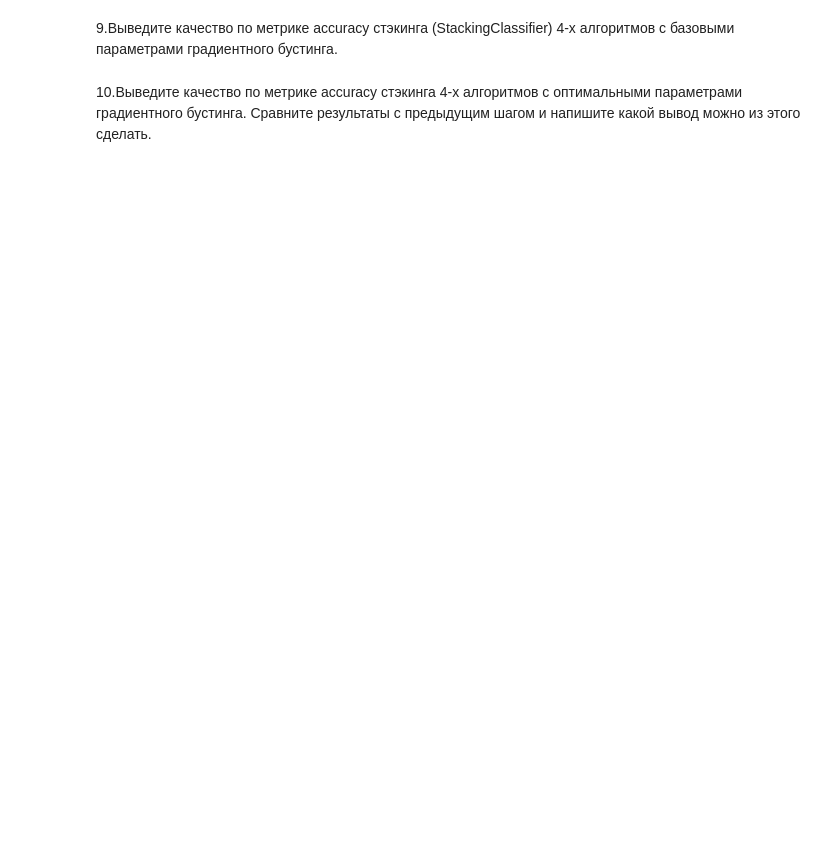
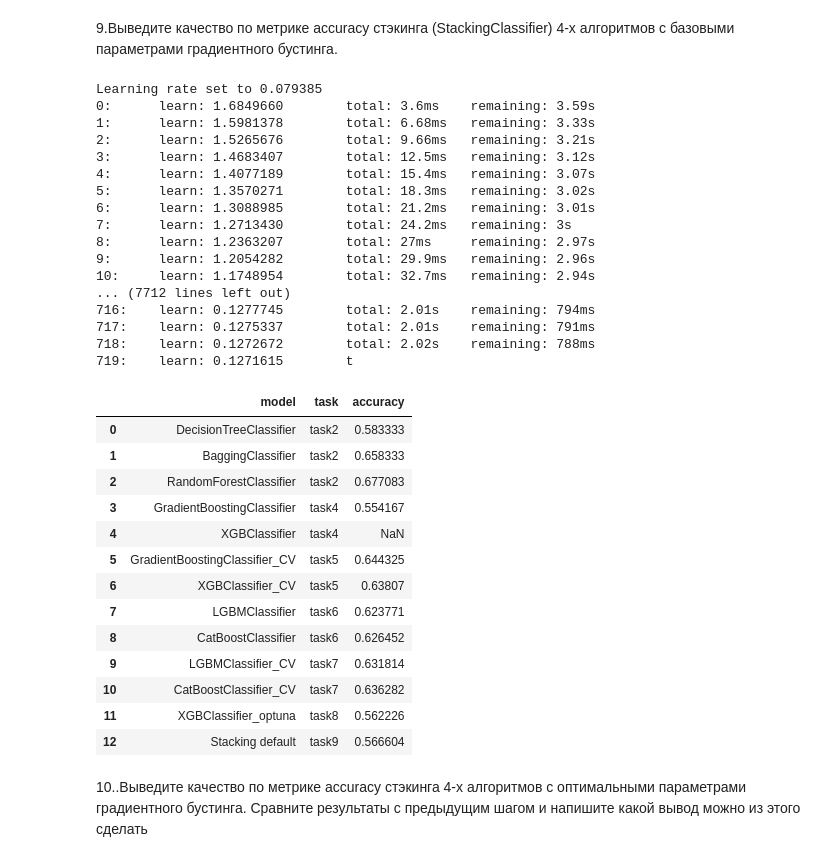
Before and after one commit to omutninsk/ml_3, a Jupyter notebook: HW_4_ML.ipynb, the cells around one changed output. Cells and saved outputs as stored; diff of their text form; code cells hidden in the pictures; blank space fills up the shorter version.

```diff
--- a/HW_4_ML.ipynb
+++ b/HW_4_ML.ipynb
@@ -204,16 +268,3 @@ results.loc[8] = ['CatBoostClassifier', 'task6', acc_catboost]
 # %% [markdown]
 7.Подберите оптимальные параметры для алгоритмов градиентного бустинга из библиотек lightgbm и catboost с теми же условиями.
 Сравните значение метрики accuracy. Выведите лучшие параметры алгоритмов.
-# %%
-
-
-### Ваш код ###
-
-best_params_lightgbm = {}
-print('Параметры лучшей модели lightgbm:\n', best_params_lightgbm)
-best_params_catboost = {}
-print('Параметры лучшей модели catboost:\n', best_params_catboost)
-acc_lightgbm_cv = 0
-acc_catboost_cv = 0
-results.loc[9] = ['LGBMClassifier_CV', 'task7', acc_lightgbm_cv]
-results.loc[10] = ['CatBoostClassifier_CV', 'task7', acc_catboost_cv]
@@ -239,14 +390,62 @@ results.loc[11] = ['XGBClassifier_optuna', 'task8', acc_xgboost_optuna]
 # %% [markdown]
 9.Выведите качество по метрике accuracy стэкинга (StackingClassifier) 4-х алгоритмов с базовыми параметрами градиентного бустинга.
-# %%
-
-
-### Ваш код ###
-
-acc_stacking_default = 0
-results.loc[12] = ['Stacking default', 'task9', acc_stacking_default]
+# %%
+
+
+### Ваш код ###
+
+from sklearn.ensemble import StackingClassifier, GradientBoostingClassifier
+from xgboost import XGBClassifier
+from lightgbm import LGBMClassifier
+from catboost import CatBoostClassifier
+from sklearn.model_selection import cross_val_score
+
+xgb = XGBClassifier()
+lgbm = LGBMClassifier()
+cat = CatBoostClassifier()
+gb = GradientBoostingClassifier()
+
+model = StackingClassifier(estimators=[('xgb', xgb), ('lgbm', lgbm), ('cat', cat), ('gb', gb)])
+
+scores = cross_val_score(model, X, y, cv=3, scoring='accuracy')
+
+acc_stacking_default = 0
+results.loc[12] = ['Stacking default', 'task9', scores.mean()]
+results
+# %% [output]
+Learning rate set to 0.079385
+0:      learn: 1.6849660        total: 3.6ms    remaining: 3.59s
+1:      learn: 1.5981378        total: 6.68ms   remaining: 3.33s
+2:      learn: 1.5265676        total: 9.66ms   remaining: 3.21s
+3:      learn: 1.4683407        total: 12.5ms   remaining: 3.12s
+4:      learn: 1.4077189        total: 15.4ms   remaining: 3.07s
+5:      learn: 1.3570271        total: 18.3ms   remaining: 3.02s
+6:      learn: 1.3088985        total: 21.2ms   remaining: 3.01s
+7:      learn: 1.2713430        total: 24.2ms   remaining: 3s
+8:      learn: 1.2363207        total: 27ms     remaining: 2.97s
+9:      learn: 1.2054282        total: 29.9ms   remaining: 2.96s
+10:     learn: 1.1748954        total: 32.7ms   remaining: 2.94s
+... (7712 lines left out)
+716:    learn: 0.1277745        total: 2.01s    remaining: 794ms
+717:    learn: 0.1275337        total: 2.01s    remaining: 791ms
+718:    learn: 0.1272672        total: 2.02s    remaining: 788ms
+719:    learn: 0.1271615        t
+|  | model | task | accuracy |
+| 0 | DecisionTreeClassifier | task2 | 0.583333 |
+| 1 | BaggingClassifier | task2 | 0.658333 |
+| 2 | RandomForestClassifier | task2 | 0.677083 |
+| 3 | GradientBoostingClassifier | task4 | 0.554167 |
+| 4 | XGBClassifier | task4 | NaN |
+| 5 | GradientBoostingClassifier_CV | task5 | 0.644325 |
+| 6 | XGBClassifier_CV | task5 | 0.63807 |
+| 7 | LGBMClassifier | task6 | 0.623771 |
+| 8 | CatBoostClassifier | task6 | 0.626452 |
+| 9 | LGBMClassifier_CV | task7 | 0.631814 |
+| 10 | CatBoostClassifier_CV | task7 | 0.636282 |
+| 11 | XGBClassifier_optuna | task8 | 0.562226 |
+| 12 | Stacking default | task9 | 0.566604 |
 # %% [markdown]
-10.Выведите качество по метрике accuracy стэкинга 4-х алгоритмов с оптимальными параметрами градиентного бустинга. Сравните результаты с предыдущим шагом и напишите какой вывод можно из этого сделать.
+10..Выведите качество по метрике accuracy стэкинга 4-х алгоритмов с оптимальными параметрами градиентного бустинга. Сравните результаты с предыдущим шагом и напишите какой вывод можно из этого сделать
 # %%
 
 
```
Also changed, not shown: parts of 10 cells of this notebook, 4 other files.
